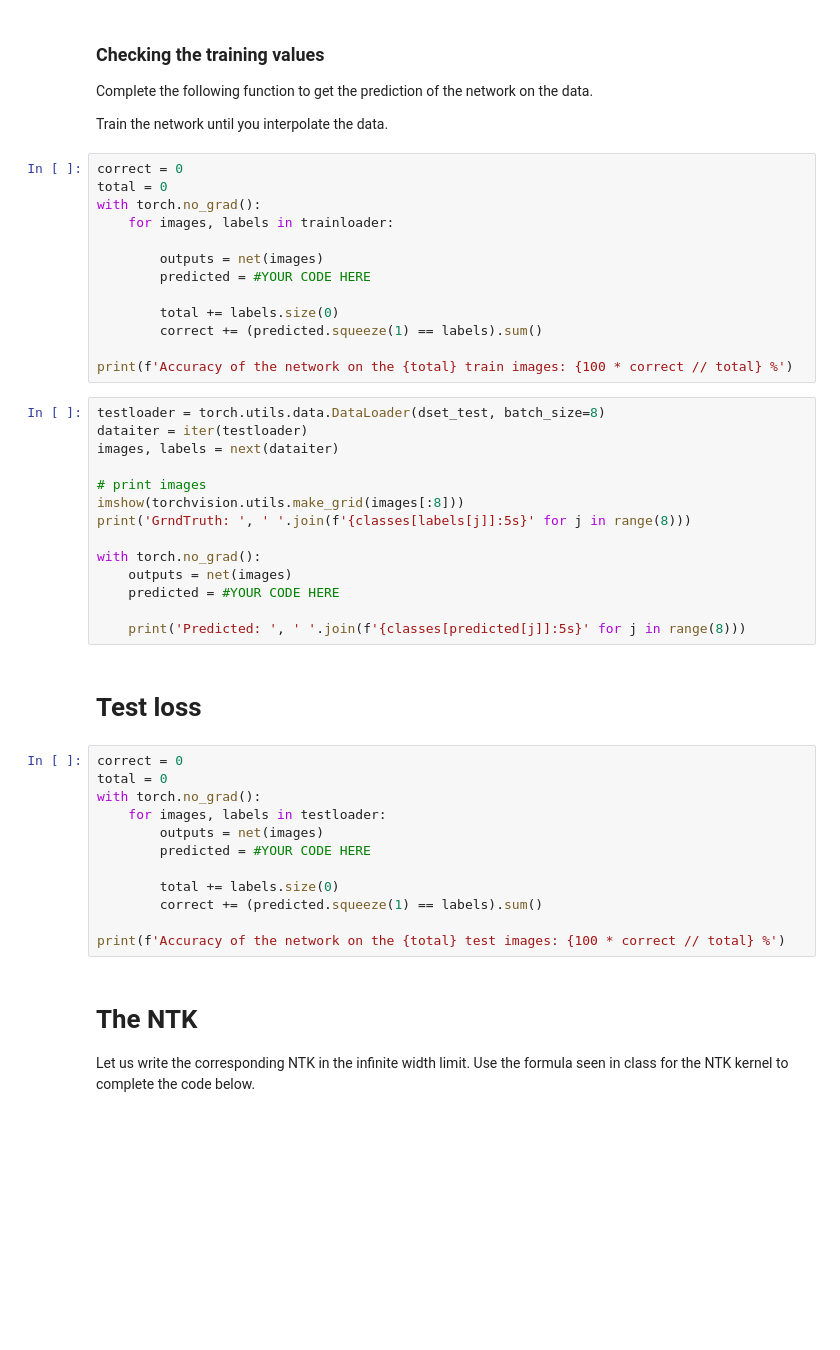
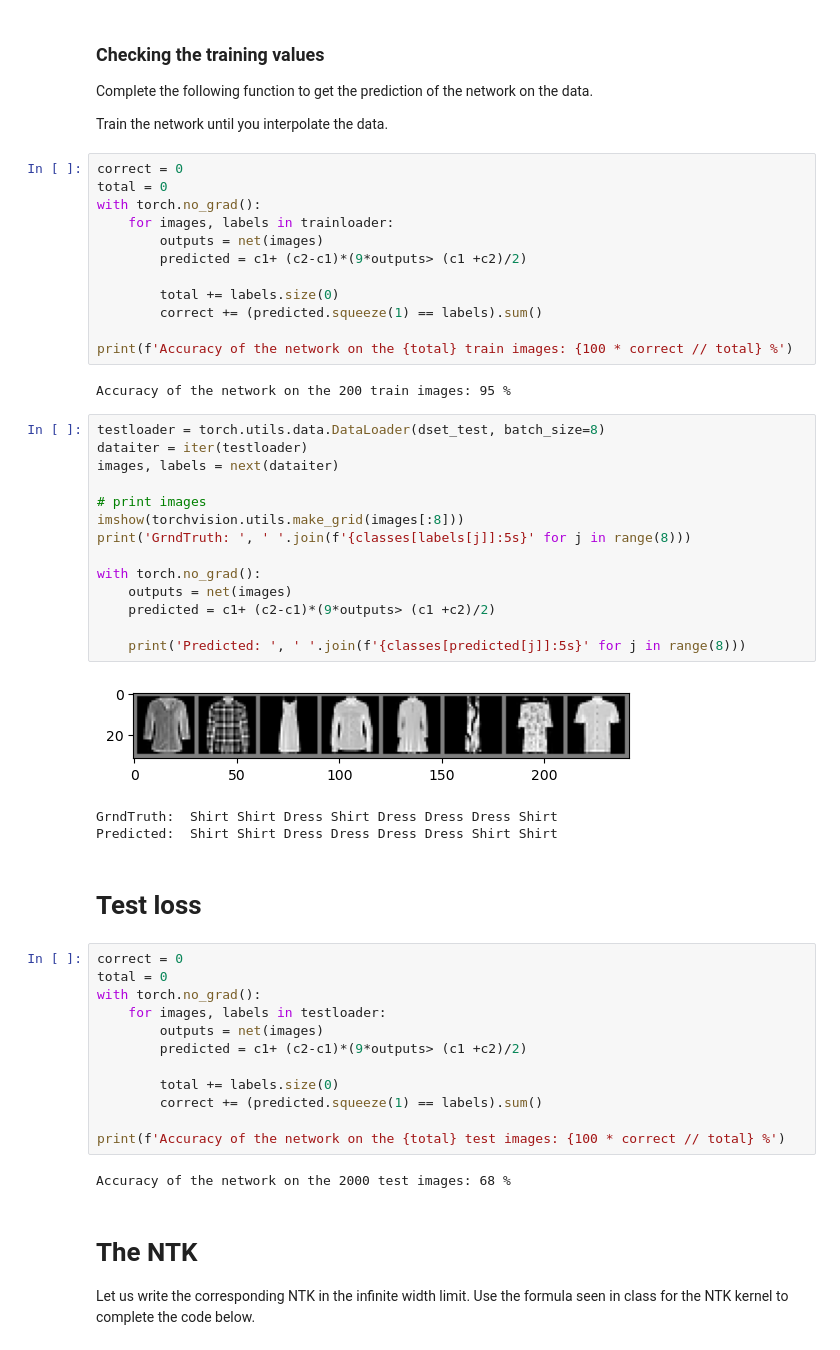
Before and after one commit to Lo808/Theoretical-Principles-of-Deep-Learning, a Jupyter notebook: NTK.ipynb, the cells around one changed output. Cells and saved outputs as stored; diff of their text form; blank space fills up the shorter version.

```diff
--- a/NTK.ipynb
+++ b/NTK.ipynb
@@ -169,28 +195,33 @@ correct = 0
 total = 0
 with torch.no_grad():
     for images, labels in trainloader:
-
         outputs = net(images)
-        predicted = #YOUR CODE HERE
+        predicted = c1+ (c2-c1)*(9*outputs> (c1 +c2)/2)
 
         total += labels.size(0)
         correct += (predicted.squeeze(1) == labels).sum()
 
 print(f'Accuracy of the network on the {total} train images: {100 * correct // total} %')
+# %% [output]
+Accuracy of the network on the 200 train images: 95 %
 # %%
 testloader = torch.utils.data.DataLoader(dset_test, batch_size=8)
 dataiter = iter(testloader)
 images, labels = next(dataiter)
 
 # print images
 imshow(torchvision.utils.make_grid(images[:8]))
 print('GrndTruth: ', ' '.join(f'{classes[labels[j]]:5s}' for j in range(8)))
 
 with torch.no_grad():
     outputs = net(images)
-    predicted = #YOUR CODE HERE
+    predicted = c1+ (c2-c1)*(9*outputs> (c1 +c2)/2)
 
     print('Predicted: ', ' '.join(f'{classes[predicted[j]]:5s}' for j in range(8)))
+# %% [output]
+[figure, added]
+GrndTruth:  Shirt Shirt Dress Shirt Dress Dress Dress Shirt
+Predicted:  Shirt Shirt Dress Dress Dress Dress Shirt Shirt
 # %% [markdown]
 # Test loss
 # %%
@@ -199,12 +230,14 @@ total = 0
 with torch.no_grad():
     for images, labels in testloader:
         outputs = net(images)
-        predicted = #YOUR CODE HERE
+        predicted = c1+ (c2-c1)*(9*outputs> (c1 +c2)/2)
 
         total += labels.size(0)
         correct += (predicted.squeeze(1) == labels).sum()
 
 print(f'Accuracy of the network on the {total} test images: {100 * correct // total} %')
+# %% [output]
+Accuracy of the network on the 2000 test images: 68 %
 # %% [markdown]
 # The NTK
 
```
Also changed, not shown: parts of 15 cells of this notebook, 8 other files.
